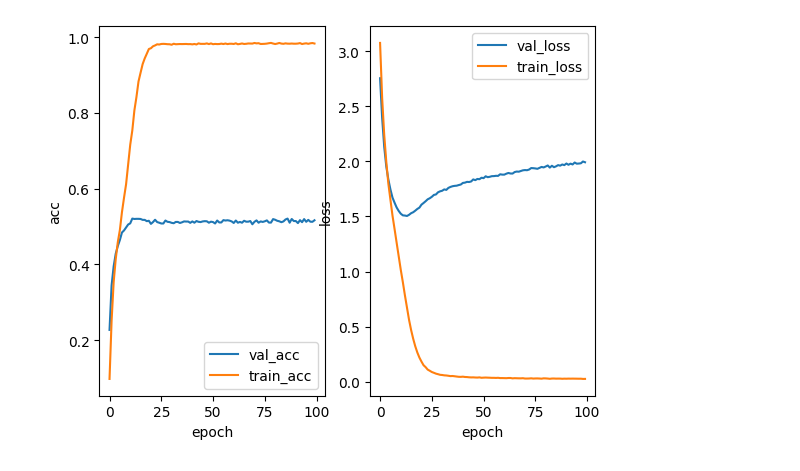
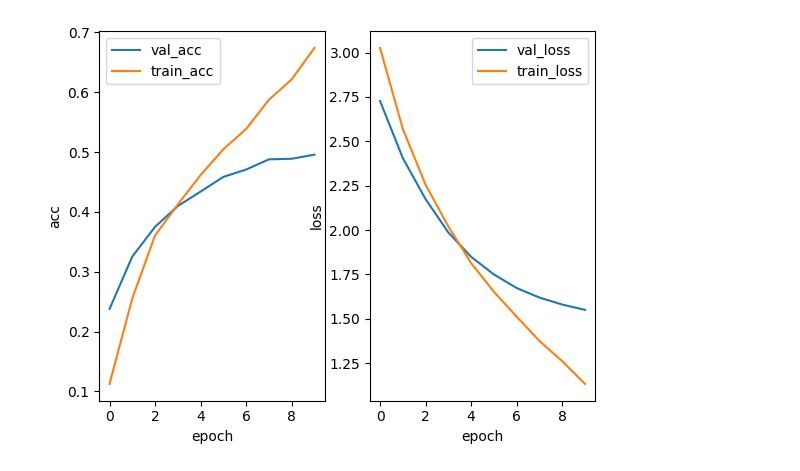
Before and after one commit to shiyu-cheng/6895_Visual_Sentiment_Prediction, a Jupyter notebook: model/6895-model1.ipynb, the cells around one changed output. Saved outputs shown, nothing was run; the diff lists cells and outputs as text; code cells hidden in the pictures.

Commit message:
model: predict

```diff
--- a/model/6895-model1.ipynb
+++ b/model/6895-model1.ipynb
@@ -145,6 +146,6 @@ device = torch.device('cuda')
 cost_fun = nn.CrossEntropyLoss().to(device)
 optimizer = torch.optim.Adam(model.parameters(),lr=1e-5)
 model = model.to(device = 'cuda', dtype = torch.float32)
-model, val_acc_history, train_acc_history,valid_losses, train_losses = train_model(model, dataloaders, cost_fun, optimizer, device,num_epochs=100)
+model, val_acc_history, train_acc_history,valid_losses, train_losses = train_model(model, dataloaders, cost_fun, optimizer, device,num_epochs=10)
 plot_acc_loss(val_acc_history, train_acc_history,valid_losses, train_losses)
 # %% [output]
@@ -168 +169 @@ valid Loss: 1.9919 Acc: 0.5169
-[figure, old version]
+[figure, new version]
```
Also changed, not shown: parts of 4 cells of this notebook, 10 other files.
